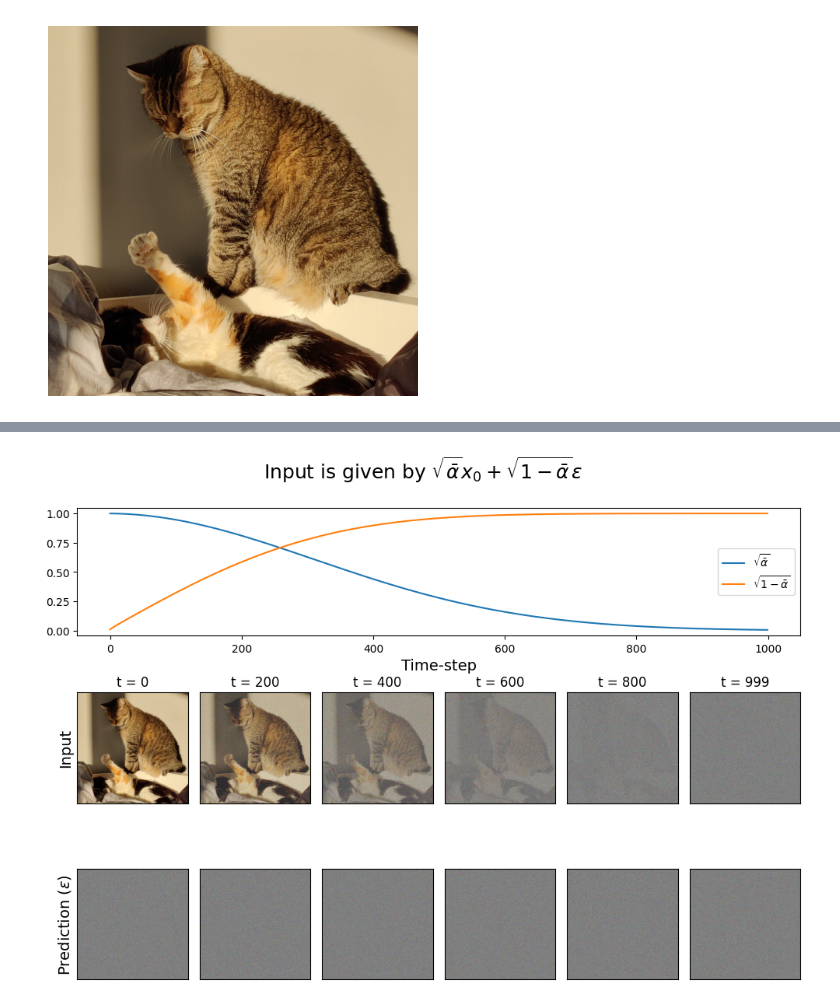
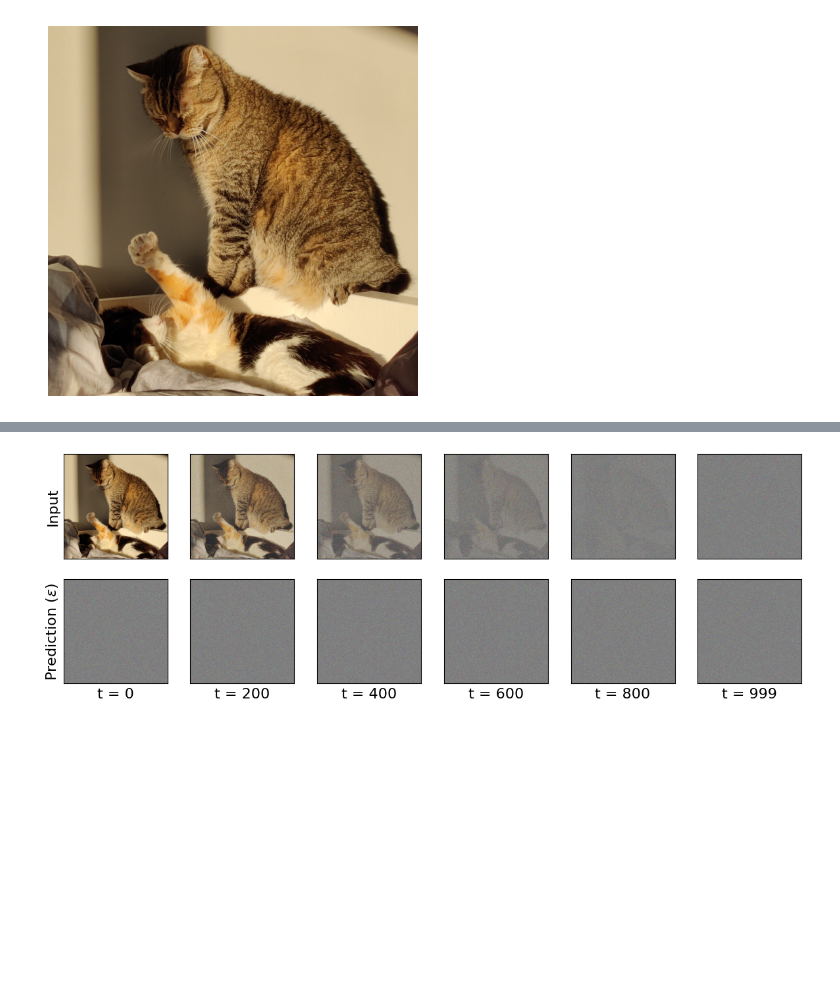
Before and after one commit to razvanmatisan/duodiff, a Jupyter notebook: demos/trend_explanation.ipynb, the cells around one changed output, grey strips where cells are left out. Drawn from its saved outputs; the diff is of its cells as text; code cells hidden in the pictures; blank space fills up the shorter version.

Commit message:
Separated trend plots into two

```diff
--- a/demos/trend_explanation.ipynb
+++ b/demos/trend_explanation.ipynb
@@ -2,7 +2,7 @@
 import matplotlib.pyplot as plt
 import numpy as np
 
-img = plt.imread("demos/cat.png")
+img = plt.imread("../demos/cat.png")
 plt.imshow(img)
 plt.axis("off")
 plt.show()
@@ -11,53 +41,38 @@ plt.show()
 # %%
 import numpy as np
 import matplotlib.pyplot as plt
 
-# Generate data
-betas = np.linspace(1e-4, 0.02, 1000)
-alphas = 1 - betas
-alphas_bar = np.cumprod(alphas, axis=0)
+# Generate x values
+x = np.linspace(-2, 2, 400)
 
-t = np.arange(1000)
-image_coefficient = np.sqrt(alphas_bar)
-noise_coefficient = np.sqrt(1 - alphas_bar)
-
-fig = plt.figure(figsize=(10, 7))
-gs = fig.add_gridspec(3, 6, height_ratios=[1, 1, 1])
-fig.suptitle(r"Input is given by $\sqrt{\bar{\alpha}} x_0 + \sqrt{1 - \bar{\alpha}} \epsilon$", fontsize=18, y=1)
-
-# First row: single plot spanning 6 columns
-ax1 = fig.add_subplot(gs[0, :])
-ax1.plot(t, image_coefficient, label=r"$\sqrt{\bar{\alpha}}$")
-ax1.plot(t, noise_coefficient, label=r"$\sqrt{1 - \bar{\alpha}}$")
-ax1.set_xlabel("Time-step", fontsize=14)
-ax1.legend()
+# Create figure with 3 rows and 6 columns
+fig, axs = plt.subplots(2, 6, figsize=(12, 4))
 
 # Time steps for the images
 ts = (0, 200, 400, 600, 800, 999)
 
 for i, t in enumerate(ts):
     # img = np.random.uniform(size=(25,25))
     noise = np.random.normal(size=img.shape)
     noisy_image = np.sqrt(alphas_bar[t]) * (img * 2 - 1) + np.sqrt(1 - alphas_bar[t]) * noise
 
-    ax_input = fig.add_subplot(gs[1, i])
-    ax_input.imshow(np.clip((noisy_image + 1) / 2, 0, 1))
-    ax_input.set_title(f"t = {t}", fontsize=12)
-    ax_input.set_xticks([])
-    ax_input.set_yticks([])
+    axs[0, i].imshow(np.clip((noisy_image + 1) / 2, 0, 1))
+    axs[1, i].set_xlabel(f"t = {t}", fontsize=16)
+    axs[0, i].set_xticks([])
+    axs[0, i].set_yticks([])
 
-    ax_output = fig.add_subplot(gs[2, i])
-    ax_output.imshow(np.clip((noise + 1) / 2, 0, 1))
-    ax_output.set_xticks([])
-    ax_output.set_yticks([])
+    axs[1, i].imshow(np.clip((noise + 1) / 2, 0, 1))
+    axs[1, i].set_xticks([])
+    axs[1, i].set_yticks([])
 
     if i == 0:
-        ax_input.set_ylabel("Input", fontsize=14)
-        ax_output.set_ylabel(r"Prediction ($\epsilon$)", fontsize=14)
+        axs[0, i].set_ylabel("Input", fontsize=16)
+        axs[1, i].set_ylabel(r"Prediction ($\epsilon$)", fontsize=16)
 
-# Adjust layout
-plt.tight_layout()
-plt.savefig("images/trend_explanation.pdf")
+# Adjust layout to reduce space between plots
+plt.tight_layout()  # Adjust padding between subplots
+plt.subplots_adjust(hspace=0.2)  # Adjust the top margin
+plt.savefig("../img/trend_explanation_images.svg")
 plt.show()
 # %% [output]
-[figure, old version]
+[figure, new version]
```
Also changed, not shown: parts of 1 cell of this notebook.
